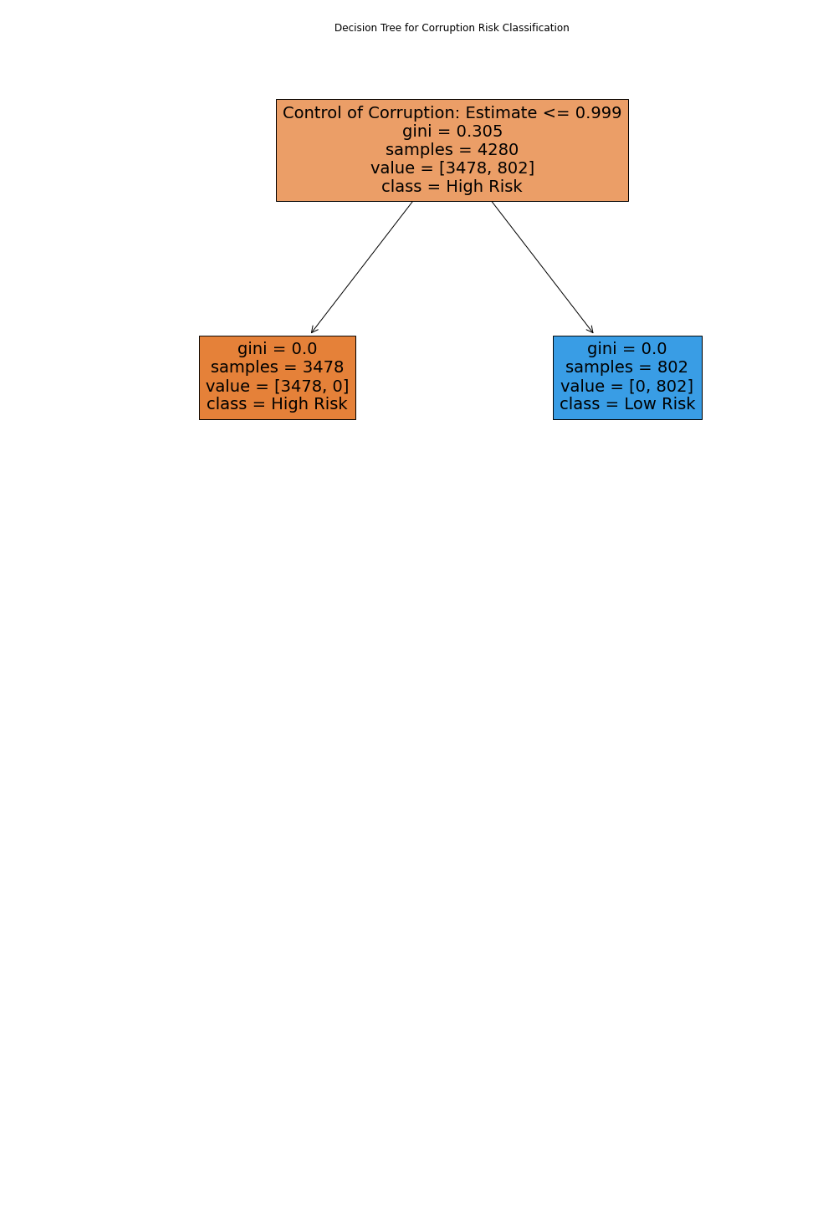
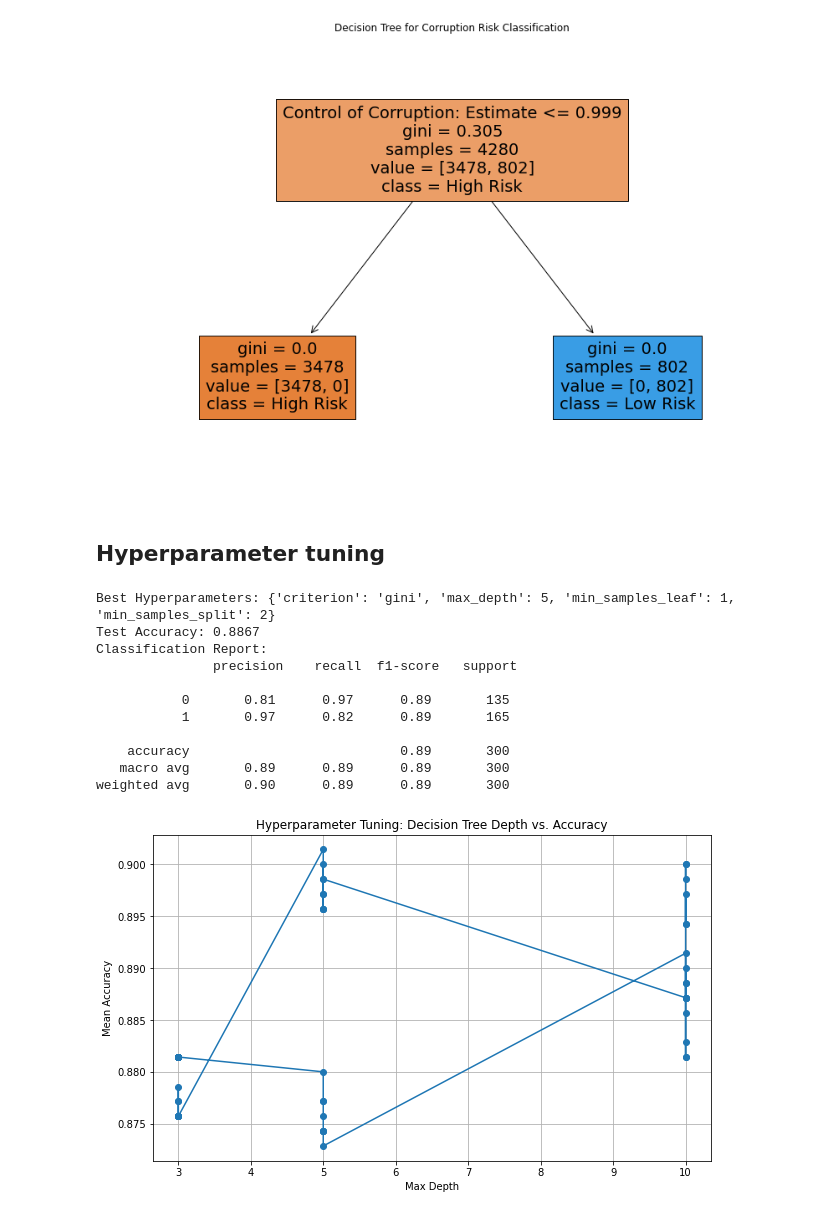
Before and after one commit to AUSTIN-QuadrantLOOM/project-phase-three, a Jupyter notebook: Macro economic risk of Graft analysis.ipynb, the cells around one changed output. Cells and saved outputs as stored; diff of their text form; code cells hidden in the pictures; blank space fills up the shorter version.

Commit message:
hyperparameter tuning decisiontree model

```diff
--- a/Macro economic risk of Graft analysis.ipynb
+++ b/Macro economic risk of Graft analysis.ipynb
@@ -535,3 +535,73 @@ plt.title("Decision Tree for Corruption Risk Classification")
 plt.show()
 # %% [output]
 [figure]
+# %% [markdown]
+## Hyperparameter tuning
+# %%
+# Step 1: Import Necessary Libraries
+import numpy as np
+import pandas as pd
+import matplotlib.pyplot as plt
+from sklearn.tree import DecisionTreeClassifier
+from sklearn.model_selection import train_test_split, GridSearchCV
+from sklearn.metrics import accuracy_score, classification_report
+
+# Step 2: Load Your Dataset (Replace with actual data)
+# Example: Generating synthetic data
+from sklearn.datasets import make_classification
+X, y = make_classification(n_samples=1000, n_features=10, random_state=42)
+
+# Step 3: Split Data Into Training & Test Sets
+X_train, X_test, y_train, y_test = train_test_split(X, y, test_size=0.3, random_state=42)
+
+# Step 4: Define a Decision Tree Classifier
+dt_model = DecisionTreeClassifier(random_state=42)
+
+# Step 5: Set Up Hyperparameter Grid
+param_grid = {
+    'criterion': ['gini', 'entropy'],  # Splitting strategy
+    'max_depth': [3, 5, 10, None],  # Tree depth
+    'min_samples_split': [2, 5, 10],  # Min samples for split
+    'min_samples_leaf': [1, 2, 4],  # Min samples per leaf
+}
+
+# Step 6: Perform GridSearchCV for Optimal Hyperparameters
+grid_search = GridSearchCV(dt_model, param_grid, cv=5, scoring='accuracy', n_jobs=-1)
+grid_search.fit(X_train, y_train)
+
+# Step 7: Extract Best Parameters & Train Model
+best_params = grid_search.best_params_
+print(f"Best Hyperparameters: {best_params}")
+
+best_model = DecisionTreeClassifier(**best_params, random_state=42)
+best_model.fit(X_train, y_train)
+
+# Step 8: Evaluate Model on Test Data
+y_pred = best_model.predict(X_test)
+accuracy = accuracy_score(y_test, y_pred)
+
+print(f"Test Accuracy: {accuracy:.4f}")
+print("Classification Report:\n", classification_report(y_test, y_pred))
+
+# Step 9: Visualizing Hyperparameter Performance
+results = pd.DataFrame(grid_search.cv_results_)
+plt.figure(figsize=(10, 6))
+plt.plot(results['param_max_depth'], results['mean_test_score'], marker='o')
+plt.xlabel("Max Depth")
+plt.ylabel("Mean Accuracy")
+plt.title("Hyperparameter Tuning: Decision Tree Depth vs. Accuracy")
+plt.grid()
+plt.show()
+# %% [output]
+Best Hyperparameters: {'criterion': 'gini', 'max_depth': 5, 'min_samples_leaf': 1, 'min_samples_split': 2}
+Test Accuracy: 0.8867
+Classification Report:
+               precision    recall  f1-score   support
+
+           0       0.81      0.97      0.89       135
+           1       0.97      0.82      0.89       165
+
+    accuracy                           0.89       300
+   macro avg       0.89      0.89      0.89       300
+weighted avg       0.90      0.89      0.89       300
+[figure, added]
```
Also changed, not shown: parts of 2 cells of this notebook.
